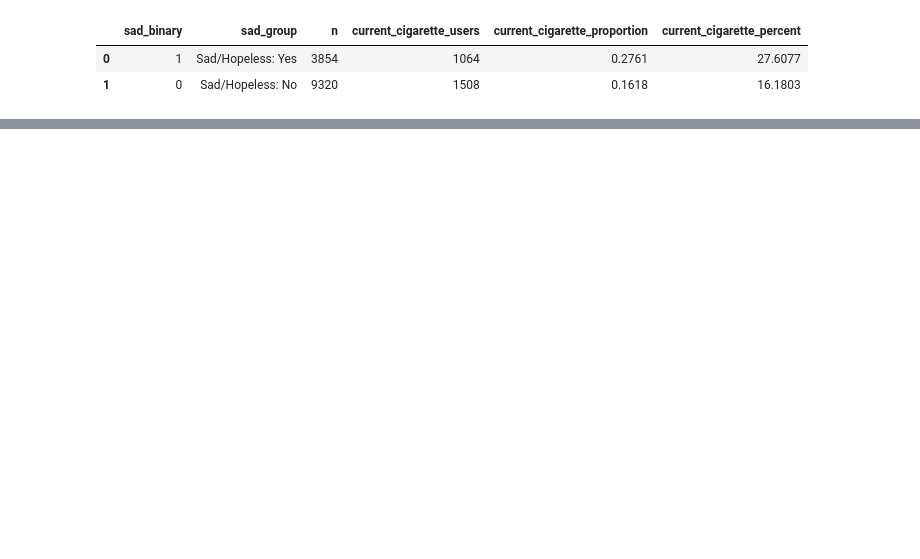
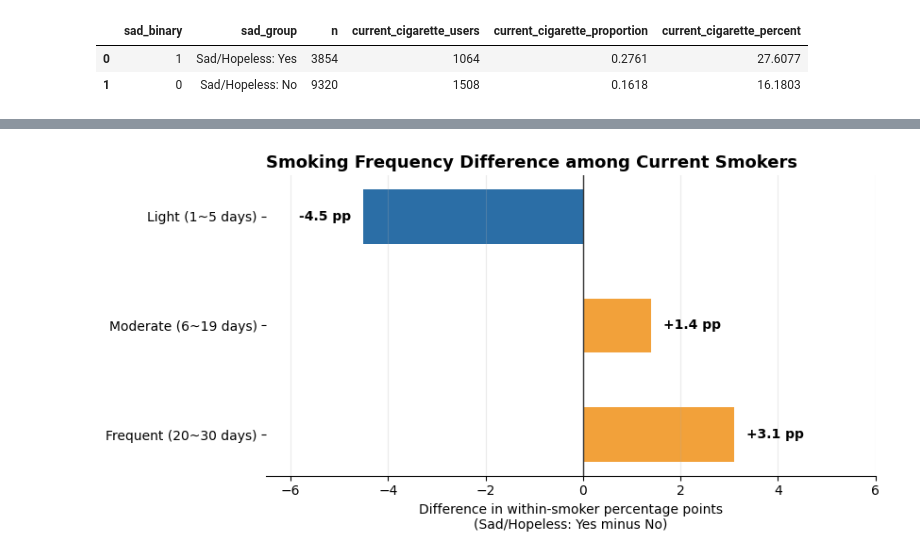
Before and after one commit to asd854026/2026-Spring-Stat2-Cycle3, a Jupyter notebook: notebooks/02_EDA_Main.ipynb, the cells around one changed output, grey strips where cells are left out. Drawn from its saved outputs; the diff is of its cells as text; code cells hidden in the pictures; blank space fills up the shorter version.

```diff
--- a/notebooks/02_EDA_Main.ipynb
+++ b/notebooks/02_EDA_Main.ipynb
@@ -270,0 +248,91 @@ Among current smokers, the **Sad/Hopeless: Yes** group had a slightly higher sha
+# %%
+# ------------------------------------------------------------
+# Smokers-only frequency difference plot
+# Difference = Sad/Hopeless: Yes percent - Sad/Hopeless: No percent
+# ------------------------------------------------------------
+
+freq_order = [
+    "Light (1~5 days)",
+    "Moderate (6~19 days)",
+    "Frequent (20~30 days)",
+]
+
+group_order = ["Sad/Hopeless: No", "Sad/Hopeless: Yes"]
+
+smoker_only = analysis[
+    (analysis["smoker_binary"] == 1) &
+    (analysis["smoking_freq_group"].isin(freq_order))
+].copy()
+
+freq_counts = (
+    pd.crosstab(
+        smoker_only["sad_group"],
+        smoker_only["smoking_freq_group"]
+    )
+    .reindex(index=group_order, columns=freq_order, fill_value=0)
+    .fillna(0)
+    .astype(int)
+)
+
+freq_props = (
+    pd.crosstab(
+        smoker_only["sad_group"],
+        smoker_only["smoking_freq_group"],
+        normalize="index"
+    )
+    .reindex(index=group_order, columns=freq_order, fill_value=0)
+    .fillna(0) * 100
+)
+
+freq_diff_table = pd.DataFrame({
+    "smoking_freq_group": freq_order,
+    "sad_no_percent": [freq_props.loc["Sad/Hopeless: No", col] for col in freq_order],
+    "sad_yes_percent": [freq_props.loc["Sad/Hopeless: Yes", col] for col in freq_order],
+})
+
+freq_diff_table["difference_pp_yes_minus_no"] = (
+    freq_diff_table["sad_yes_percent"] - freq_diff_table["sad_no_percent"]
+)
+
+freq_diff_table = freq_diff_table.round(1)
+freq_diff_table.to_csv(TAB_DIR / "02_smoking_frequency_difference_smokers_only.csv", index=False)
+display(freq_diff_table)
+
+# Plot as a diverging difference plot
+fig, ax = plt.subplots(figsize=(8.5, 4.3))
+
+y = np.arange(len(freq_diff_table))
+diffs = freq_diff_table["difference_pp_yes_minus_no"].values
+colors = ["#f2a13a" if val > 0 else "#2b6ea6" for val in diffs]
+
+ax.axvline(0, color="#333333", linewidth=1)
+ax.barh(y, diffs, color=colors, height=0.5)
+
+for i, val in enumerate(diffs):
+    ha = "left" if val >= 0 else "right"
+    x_text = val + 0.25 if val >= 0 else val - 0.25
+    ax.text(
+        x_text,
+        i,
+        f"{val:+.1f} pp",
+        va="center",
+        ha=ha,
+        fontsize=10,
+        fontweight="bold"
+    )
+
+ax.set_yticks(y)
+ax.set_yticklabels(freq_diff_table["smoking_freq_group"])
+ax.invert_yaxis()
+ax.set_xlabel("Difference in within-smoker percentage points\n(Sad/Hopeless: Yes minus No)")
+ax.set_title("Smoking Frequency Difference among Current Smokers", fontsize=13, fontweight="bold", loc="left")
+ax.set_xlim(min(diffs.min() - 2, -6), max(diffs.max() + 2, 6))
+ax.grid(axis="x", alpha=0.25)
+
+for spine in ["top", "right", "left"]:
+    ax.spines[spine].set_visible(False)
+
+plt.tight_layout()
+fig.savefig(FIG_DIR / "02_smoking_frequency_difference_smokers_only.png", dpi=300, bbox_inches="tight")
+plt.show()
+# %% [output]
@@ -270,0 +343 @@ Among current smokers, the **Sad/Hopeless: Yes** group had a slightly higher sha
+[figure, added]
```
Also changed, not shown: parts of 21 cells of this notebook, 29 other files.
